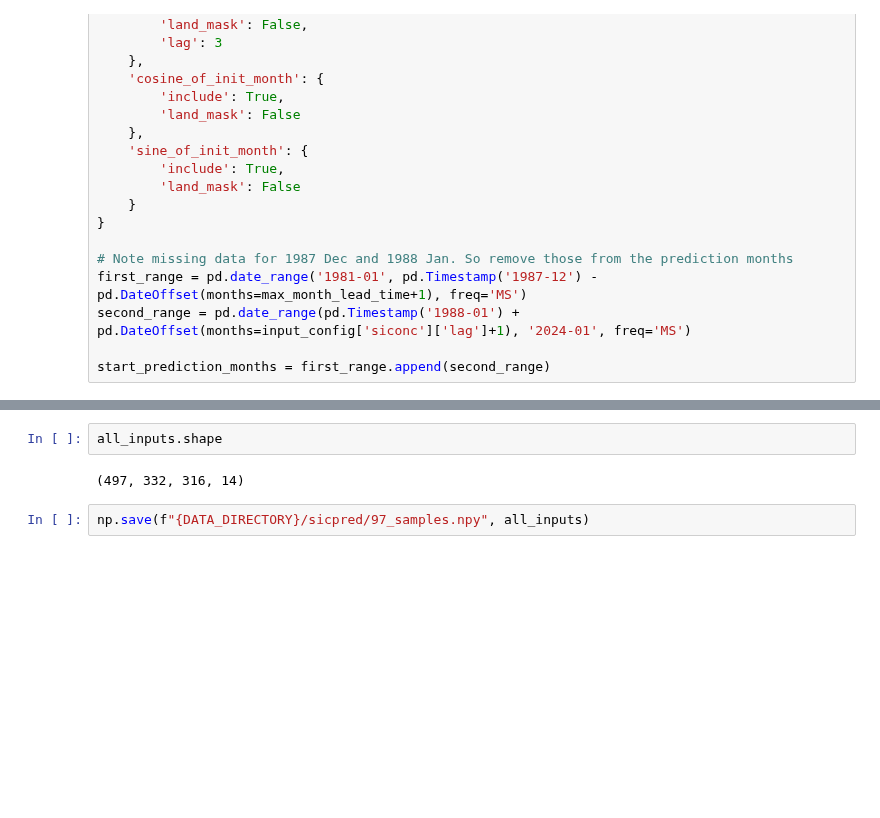
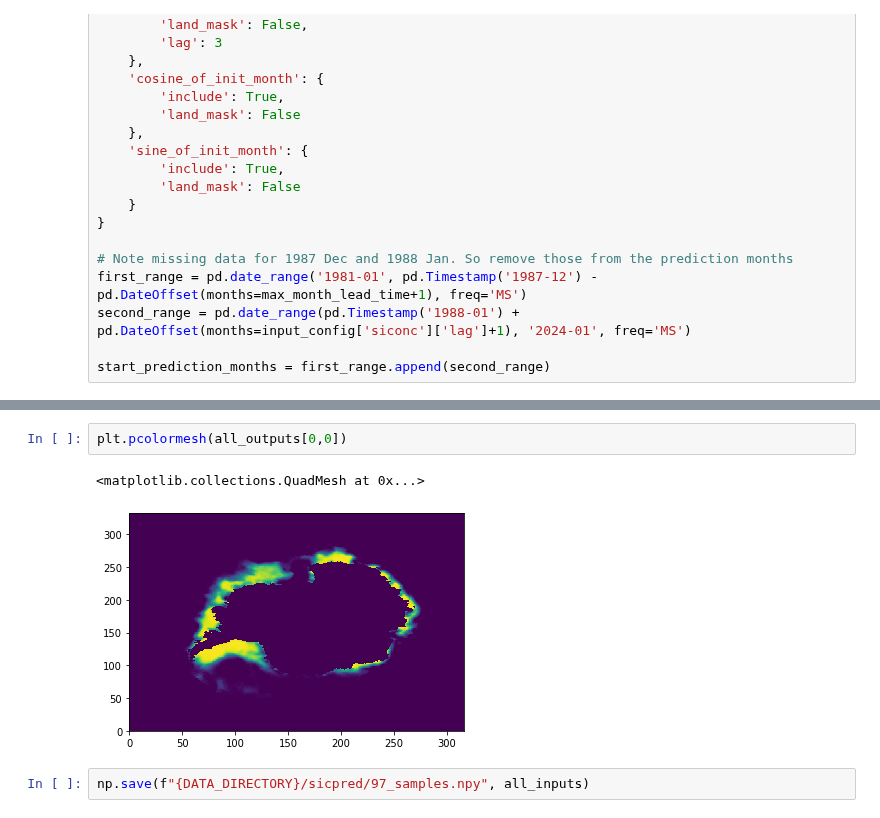
Before and after one commit to ychnli/sicpred, a Jupyter notebook: notebooks/prepdata.ipynb, the cells around one changed output, grey strips where cells are left out. Drawn from its saved outputs; the diff is of its cells as text; blank space fills up the shorter version.

```diff
--- a/notebooks/prepdata.ipynb
+++ b/notebooks/prepdata.ipynb
@@ -206,7 +188,8 @@ all_outputs = np.concatenate(all_outputs, axis=0)
-# %%
-all_inputs.shape
-# %% [output]
-(497, 332, 316, 14)
+# %%
+plt.pcolormesh(all_outputs[0,0])
+# %% [output]
+<matplotlib.collections.QuadMesh at 0x...>
+[figure, added]
 # %%
 np.save(f"{DATA_DIRECTORY}/sicpred/97_samples.npy", all_inputs)
 # %%
```
Also changed, not shown: parts of 2 cells of this notebook, 5 other files.
